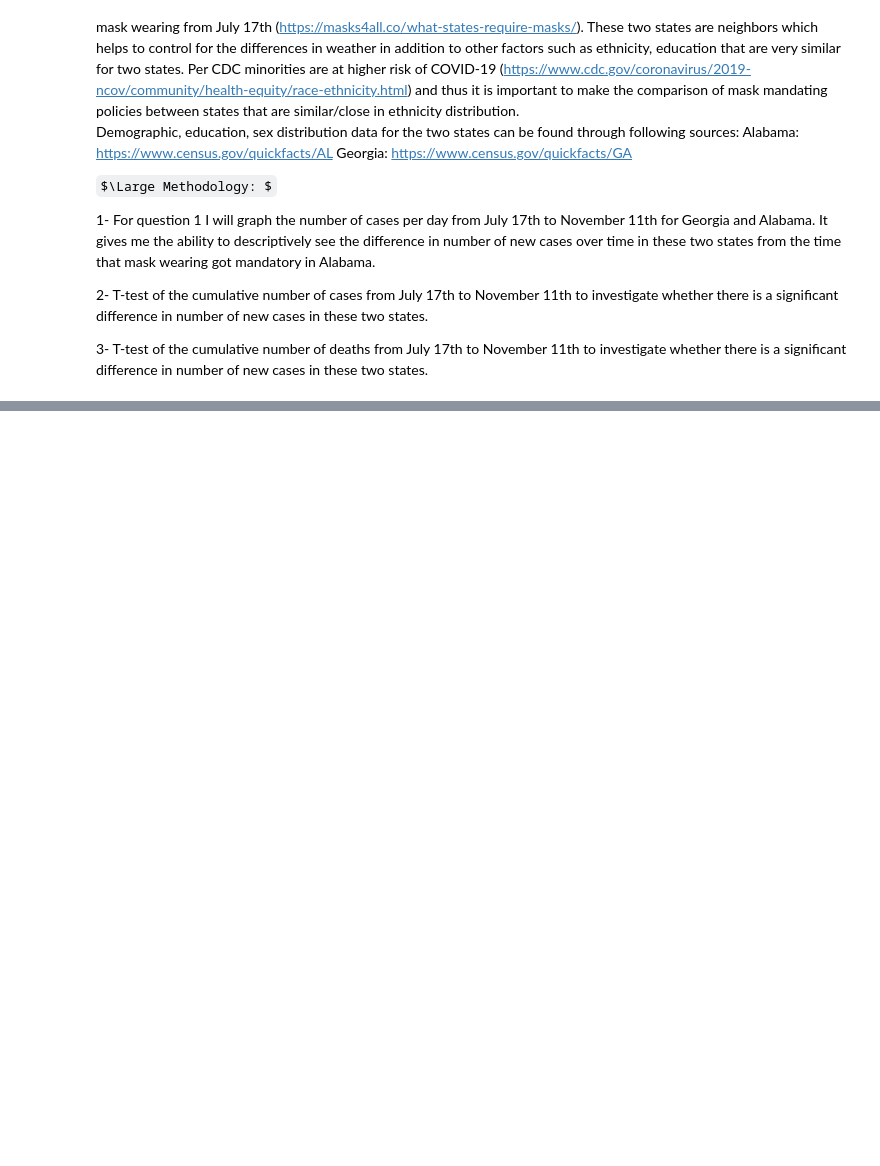
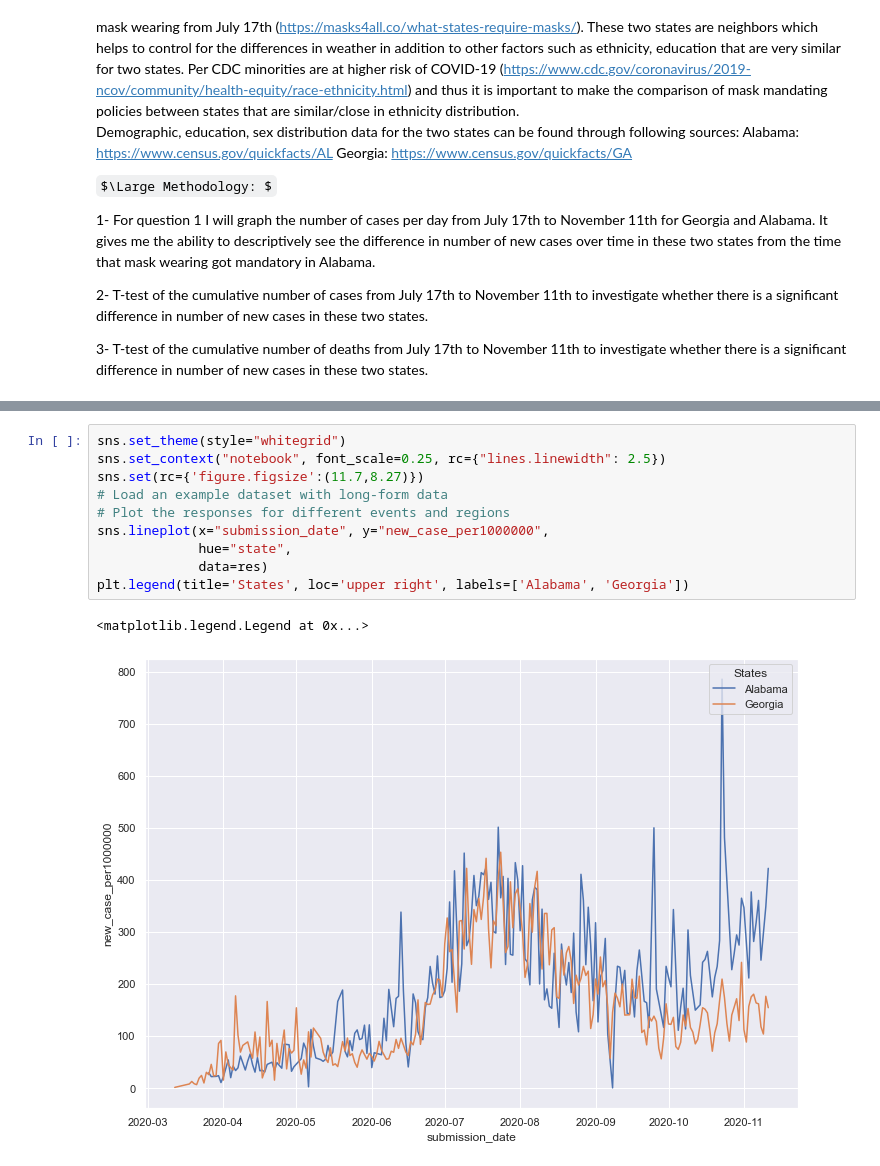
Before and after one commit to dibay/mask-wearing-policy-COVID-19-burden, a Jupyter notebook: Data-512-final.ipynb, the cells around one changed output, grey strips where cells are left out. Cells and saved outputs as stored; diff of their text form; some formulas as TeX source; blank space fills up the shorter version.

```diff
--- a/Data-512-final.ipynb
+++ b/Data-512-final.ipynb
@@ -54,0 +128,13 @@ It gives me the ability to descriptively see the difference in number of new cas
+# %%
+sns.set_theme(style="whitegrid")
+sns.set_context("notebook", font_scale=0.25, rc={"lines.linewidth": 2.5})
+sns.set(rc={'figure.figsize':(11.7,8.27)})
+# Load an example dataset with long-form data
+# Plot the responses for different events and regions
+sns.lineplot(x="submission_date", y="new_case_per1000000",
+             hue="state",
+             data=res)
+plt.legend(title='States', loc='upper right', labels=['Alabama', 'Georgia'])
+# %% [output]
+<matplotlib.legend.Legend at 0x...>
+[figure, added]
```
Also changed, not shown: parts of 55 cells of this notebook, 4 other files.
